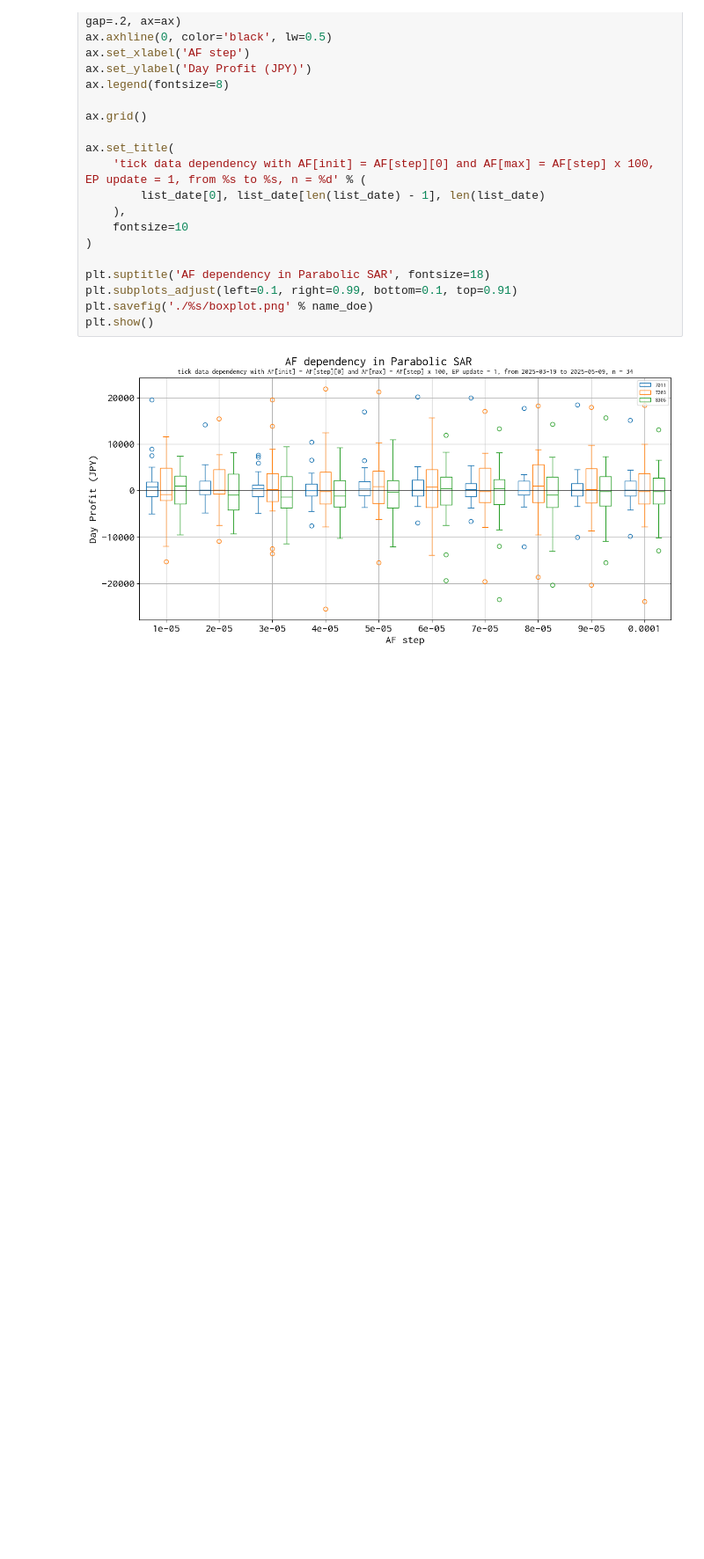
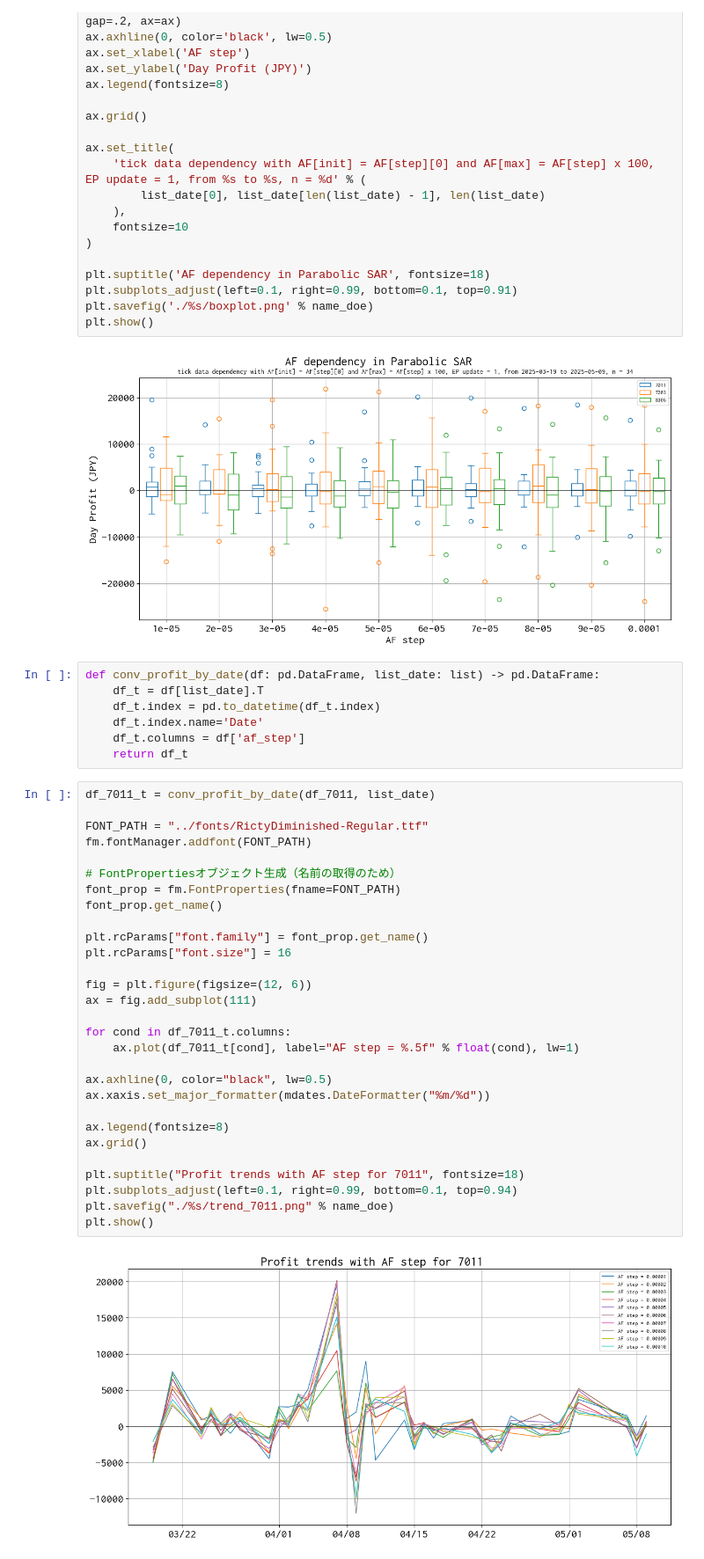
Before and after one commit to bitwalk123/day_trade_simulator, a Jupyter notebook: jupyter/exp_trial_003_mm_epupd_0.ipynb, the cells around one changed output. Shown at 88% size. Saved outputs shown, nothing was run; the diff lists cells and outputs as text; blank space fills up the shorter version.

```diff
--- a/jupyter/exp_trial_003_mm_epupd_0.ipynb
+++ b/jupyter/exp_trial_003_mm_epupd_0.ipynb
@@ -233,3 +234,41 @@ plt.savefig('./%s/boxplot.png' % name_doe)
 plt.show()
 # %% [output]
 [figure]
+# %%
+def conv_profit_by_date(df: pd.DataFrame, list_date: list) -> pd.DataFrame:
+    df_t = df[list_date].T
+    df_t.index = pd.to_datetime(df_t.index)
+    df_t.index.name='Date'
+    df_t.columns = df['af_step']
+    return df_t
+# %%
+df_7011_t = conv_profit_by_date(df_7011, list_date)
+
+FONT_PATH = "../fonts/RictyDiminished-Regular.ttf"
+fm.fontManager.addfont(FONT_PATH)
+
+# FontPropertiesオブジェクト生成（名前の取得のため）
+font_prop = fm.FontProperties(fname=FONT_PATH)
+font_prop.get_name()
+
+plt.rcParams["font.family"] = font_prop.get_name()
+plt.rcParams["font.size"] = 16
+
+fig = plt.figure(figsize=(12, 6))
+ax = fig.add_subplot(111)
+
+for cond in df_7011_t.columns:
+    ax.plot(df_7011_t[cond], label="AF step = %.5f" % float(cond), lw=1)
+
+ax.axhline(0, color="black", lw=0.5)
+ax.xaxis.set_major_formatter(mdates.DateFormatter("%m/%d"))
+
+ax.legend(fontsize=8)
+ax.grid()
+
+plt.suptitle("Profit trends with AF step for 7011", fontsize=18)
+plt.subplots_adjust(left=0.1, right=0.99, bottom=0.1, top=0.94)
+plt.savefig("./%s/trend_7011.png" % name_doe)
+plt.show()
+# %% [output]
+[figure, added]
```
Also changed, not shown: parts of 4 cells of this notebook, 6 other files.
